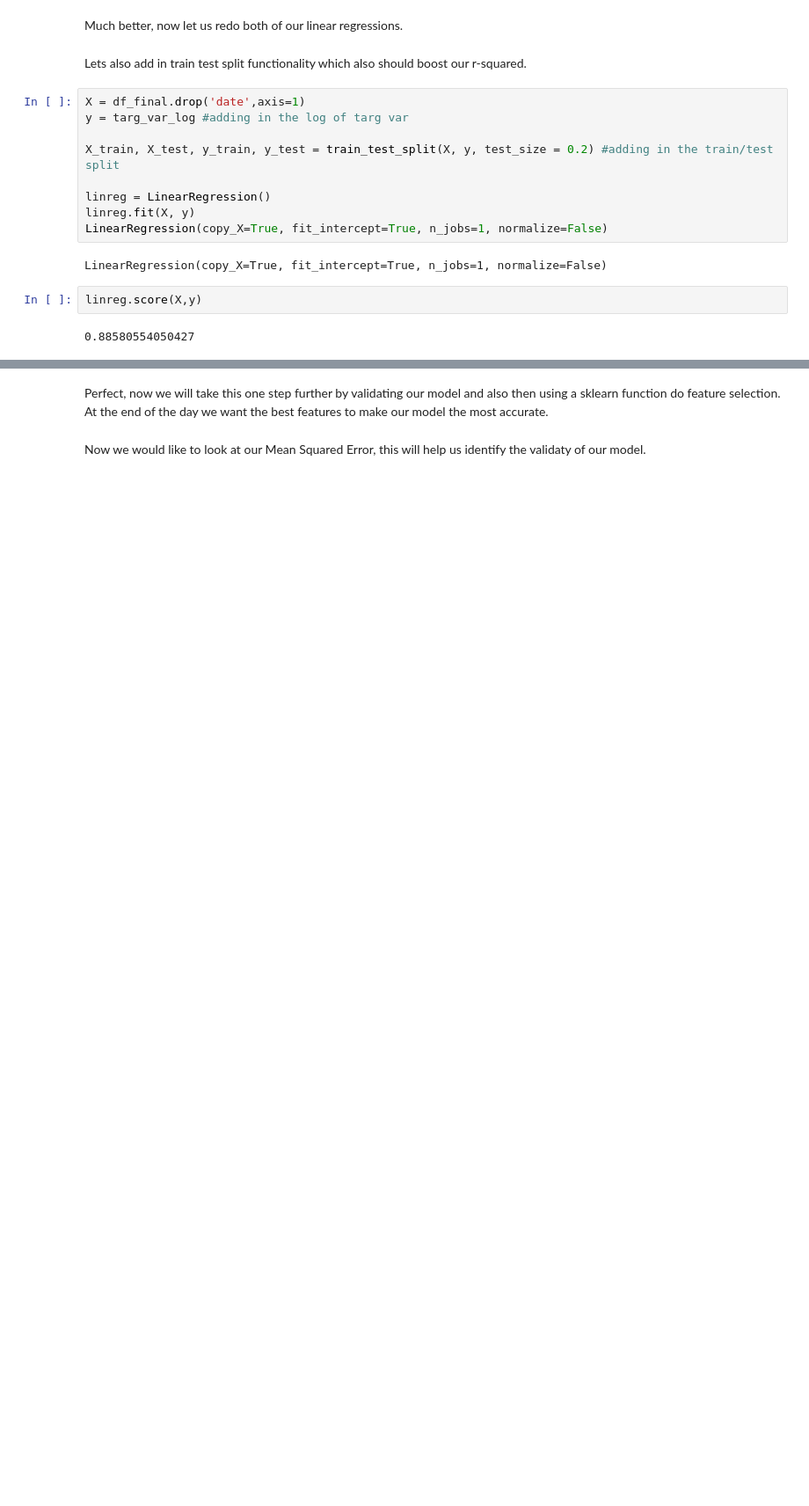
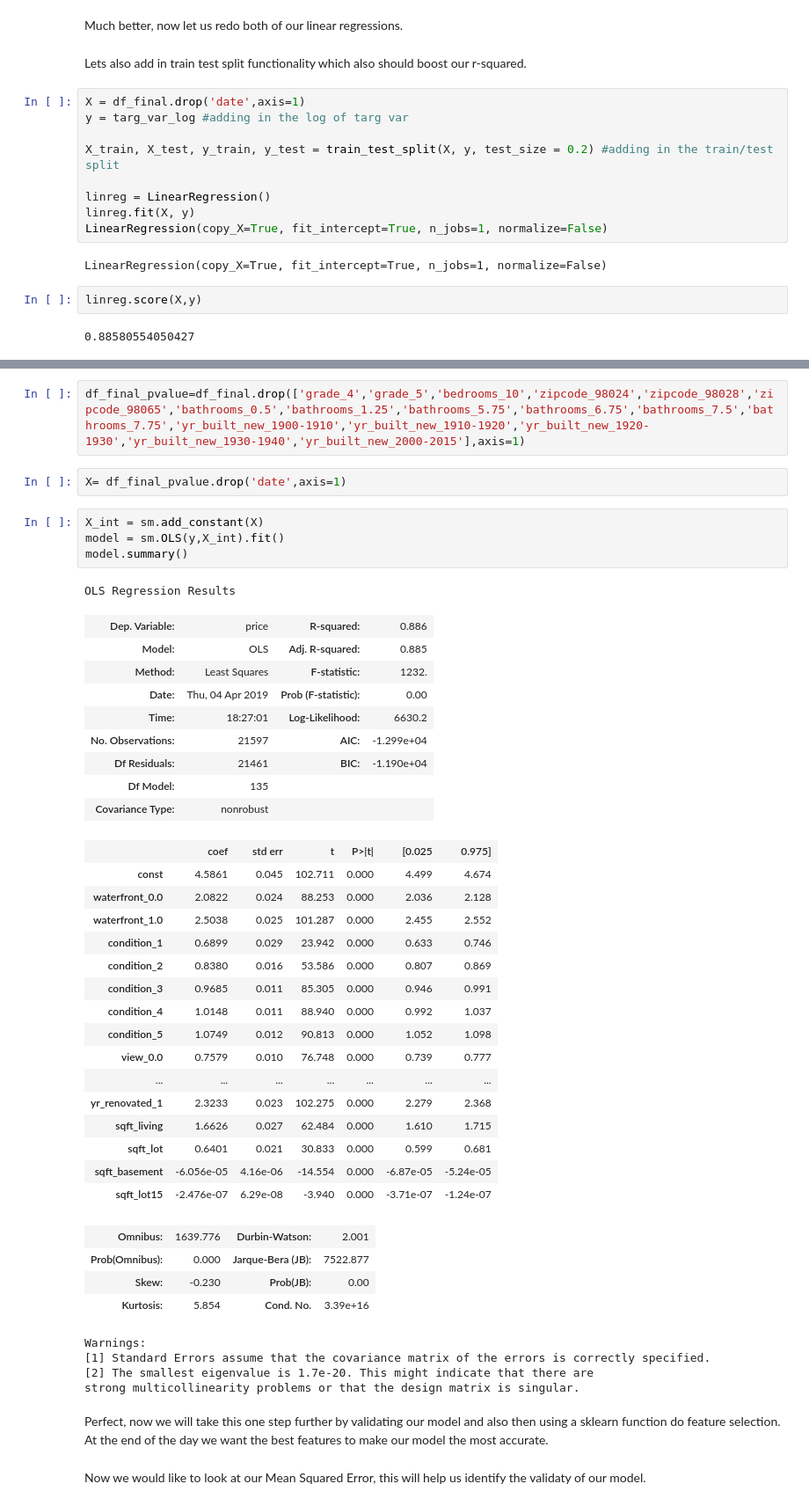
Before and after one commit to gabertooth/dsc-1-final-project-online-ds-pt-021119, a Jupyter notebook: student.ipynb, the cells around one changed output, grey strips where cells are left out. Shown at 88% size. Drawn from its saved outputs; the diff is of its cells as text; blank space fills up the shorter version.

```diff
--- a/student.ipynb
+++ b/student.ipynb
@@ -814,6 +792,49 @@ Warnings:
 [1] Standard Errors assume that the covariance matrix of the errors is correctly specified.
 [2] The smallest eigenvalue is 1.88e-21. This might indicate that there are
 strong multicollinearity problems or that the design matrix is singular.
+# %%
+df_final_pvalue=df_final.drop(['grade_4','grade_5','bedrooms_10','zipcode_98024','zipcode_98028','zipcode_98065','bathrooms_0.5','bathrooms_1.25','bathrooms_5.75','bathrooms_6.75','bathrooms_7.5','bathrooms_7.75','yr_built_new_1900-1910','yr_built_new_1910-1920','yr_built_new_1920-1930','yr_built_new_1930-1940','yr_built_new_2000-2015'],axis=1)
+# %%
+X= df_final_pvalue.drop('date',axis=1)
+# %%
+X_int = sm.add_constant(X)
+model = sm.OLS(y,X_int).fit()
+model.summary()
+# %% [output]
+OLS Regression Results
+| Dep. Variable: | price | R-squared: | 0.886 |
+| Model: | OLS | Adj. R-squared: | 0.885 |
+| Method: | Least Squares | F-statistic: | 1232. |
+| Date: | Thu, 04 Apr 2019 | Prob (F-statistic): | 0.00 |
+| Time: | 18:27:01 | Log-Likelihood: | 6630.2 |
+| No. Observations: | 21597 | AIC: | -1.299e+04 |
+| Df Residuals: | 21461 | BIC: | -1.190e+04 |
+| Df Model: | 135 |  |  |
+| Covariance Type: | nonrobust |  |  |
+|  | coef | std err | t | P>|t| | [0.025 | 0.975] |
+| const | 4.5861 | 0.045 | 102.711 | 0.000 | 4.499 | 4.674 |
+| waterfront_0.0 | 2.0822 | 0.024 | 88.253 | 0.000 | 2.036 | 2.128 |
+| waterfront_1.0 | 2.5038 | 0.025 | 101.287 | 0.000 | 2.455 | 2.552 |
+| condition_1 | 0.6899 | 0.029 | 23.942 | 0.000 | 0.633 | 0.746 |
+| condition_2 | 0.8380 | 0.016 | 53.586 | 0.000 | 0.807 | 0.869 |
+| condition_3 | 0.9685 | 0.011 | 85.305 | 0.000 | 0.946 | 0.991 |
+| condition_4 | 1.0148 | 0.011 | 88.940 | 0.000 | 0.992 | 1.037 |
+| condition_5 | 1.0749 | 0.012 | 90.813 | 0.000 | 1.052 | 1.098 |
+| view_0.0 | 0.7579 | 0.010 | 76.748 | 0.000 | 0.739 | 0.777 |
+| ... | ... | ... | ... | ... | ... | ... |
+| yr_renovated_1 | 2.3233 | 0.023 | 102.275 | 0.000 | 2.279 | 2.368 |
+| sqft_living | 1.6626 | 0.027 | 62.484 | 0.000 | 1.610 | 1.715 |
+| sqft_lot | 0.6401 | 0.021 | 30.833 | 0.000 | 0.599 | 0.681 |
+| sqft_basement | -6.056e-05 | 4.16e-06 | -14.554 | 0.000 | -6.87e-05 | -5.24e-05 |
+| sqft_lot15 | -2.476e-07 | 6.29e-08 | -3.940 | 0.000 | -3.71e-07 | -1.24e-07 |
+| Omnibus: | 1639.776 | Durbin-Watson: | 2.001 |
+| Prob(Omnibus): | 0.000 | Jarque-Bera (JB): | 7522.877 |
+| Skew: | -0.230 | Prob(JB): | 0.00 |
+| Kurtosis: | 5.854 | Cond. No. | 3.39e+16 |
+Warnings:
+[1] Standard Errors assume that the covariance matrix of the errors is correctly specified.
+[2] The smallest eigenvalue is 1.7e-20. This might indicate that there are
+strong multicollinearity problems or that the design matrix is singular.
 # %% [markdown]
 Perfect, now we will take this one step further by validating our model and also then using a sklearn function do feature selection. At the end of the day we want the best features to make our model the most accurate.
 # %% [markdown]
```
Also changed, not shown: parts of 15 cells of this notebook.
